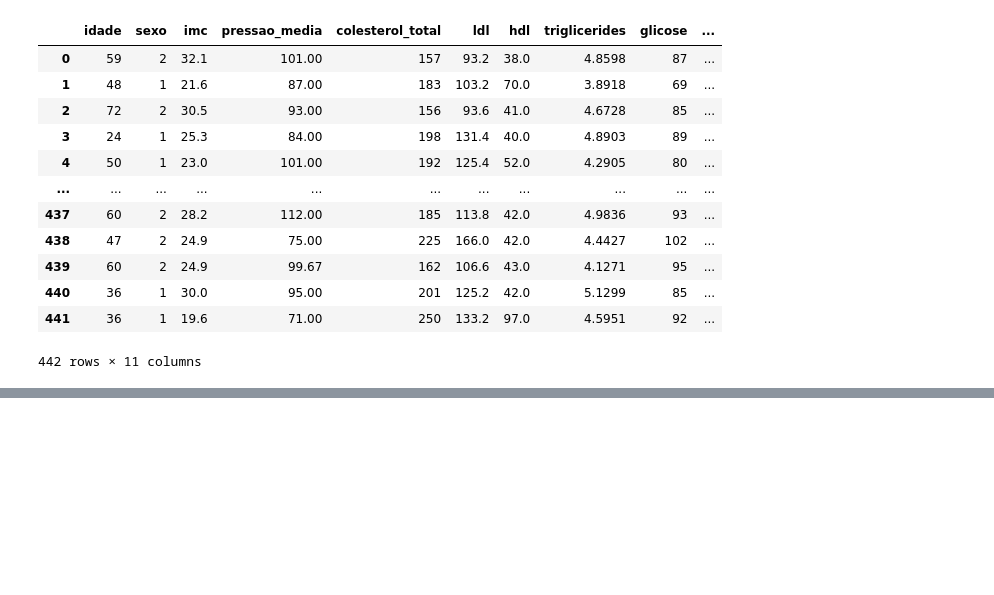
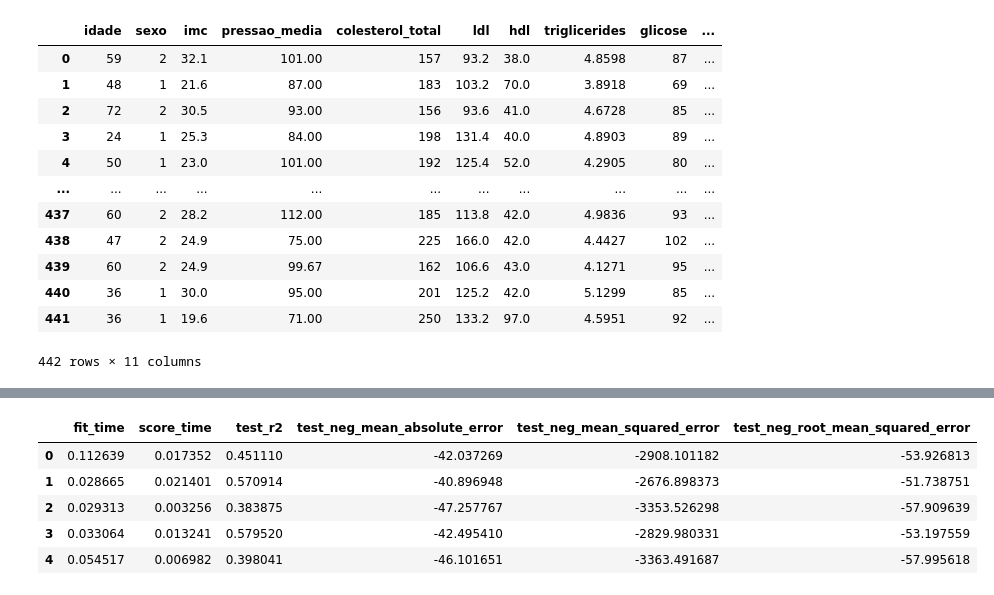
Before and after one commit to brenoocodes/Regressao_Modelos_Lineares, a Jupyter notebook: Regressão com Scikit-Learn - algoritmos lineares/notebooks/06_validacao_cruzada.ipynb, the cells around one changed output, grey strips where cells are left out. Drawn from its saved outputs; the diff is of its cells as text; code cells hidden in the pictures; blank space fills up the shorter version.

```diff
--- a/Regressão com Scikit-Learn - algoritmos lineares/notebooks/06_validacao_cruzada.ipynb
+++ b/Regressão com Scikit-Learn - algoritmos lineares/notebooks/06_validacao_cruzada.ipynb
@@ -33,0 +53,17 @@ df
+# %%
+X = df.drop(columns='target')
+y = df['target']
+# %%
+preprocessamento = ColumnTransformer([
+    ("power_transform", PowerTransformer(method='box-cox'), colunas_power_transform),
+    ("stander_scaler", StandardScaler(), coluna_standard_scaler),
+    ("ordinal_encoder", OrdinalEncoder(categories=categorias_ordinal_encoder), coluna_ordinal_encoder),
+    ("one_hot_encoder", OneHotEncoder(drop='if_binary'), coluna_one_hot_encoder)
+])
+
+pipeline = Pipeline([
+    ("prepocessor", preprocessamento),
+    ("reg", LinearRegression())
+])
+
+pipeline
@@ -33,0 +90,6 @@ df
+# %%
+regressor = TransformedTargetRegressor(
+    regressor=pipeline,
+    transformer=QuantileTransformer(n_quantiles=20, output_distribution='normal')
+)
+regressor
@@ -33,0 +114,11 @@ df
+# %%
+kf = KFold(n_splits=5, shuffle=True, random_state=RANDOM_STATE)
+
+scores = cross_validate(
+    regressor,
+    X,
+    y,
+    cv=kf,
+    scoring=['r2', 'neg_mean_absolute_error', 'neg_mean_squared_error', 'neg_root_mean_squared_error'],
+)
+scores
@@ -33,0 +135,11 @@ df
+# %%
+scores_df = pd.DataFrame(scores)
+
+scores_df
+# %% [output]
+|  | fit_time | score_time | test_r2 | test_neg_mean_absolute_error | test_neg_mean_squared_error | test_neg_root_mean_squared_error |
+| 0 | 0.112639 | 0.017352 | 0.451110 | -42.037269 | -2908.101182 | -53.926813 |
+| 1 | 0.028665 | 0.021401 | 0.570914 | -40.896948 | -2676.898373 | -51.738751 |
+| 2 | 0.029313 | 0.003256 | 0.383875 | -47.257767 | -3353.526298 | -57.909639 |
+| 3 | 0.033064 | 0.013241 | 0.579520 | -42.495410 | -2829.980331 | -53.197559 |
+| 4 | 0.054517 | 0.006982 | 0.398041 | -46.101651 | -3363.491687 | -57.995618 |
```
Also changed, not shown: parts of 6 cells of this notebook, 7 other files.
